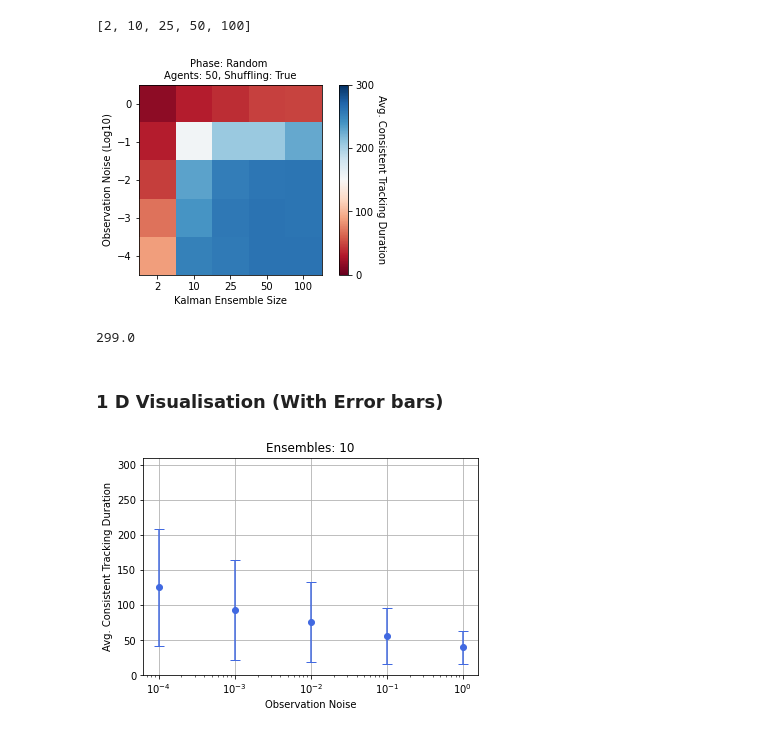
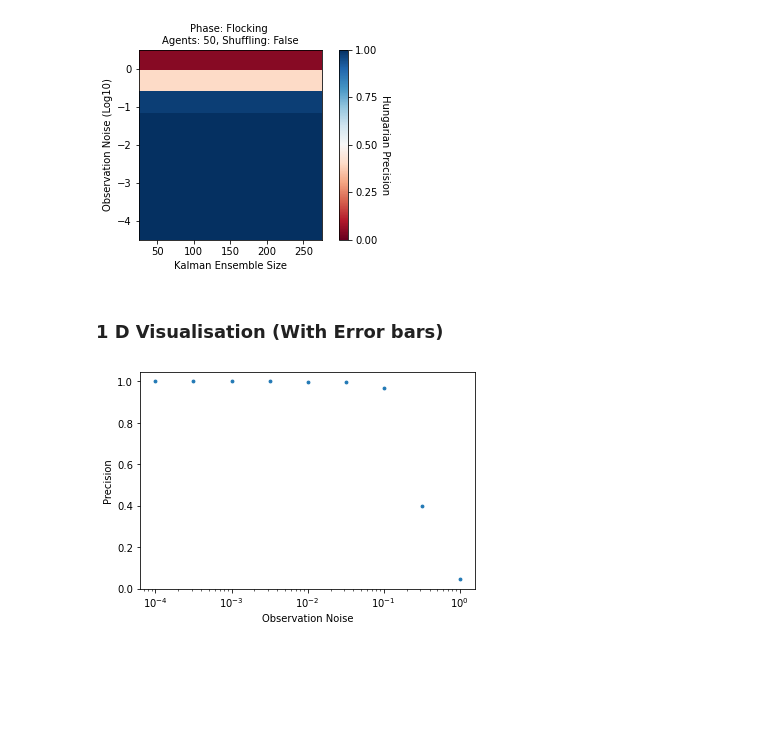
Before and after one commit to simonblaue/vicsek-data-assimilation, a Jupyter notebook: src/Static_Plots.ipynb, the cells around one changed output. Drawn from its saved outputs; the diff is of its cells as text; code cells hidden in the pictures; blank space fills up the shorter version.

Commit message:
Revert "Notebook for Plotting"
This reverts commit 1322d45d18af846363104b0fde19c87a45cb3b45.

```diff
--- a/src/Static_Plots.ipynb
+++ b/src/Static_Plots.ipynb
@@ -43,15 +41,10 @@ for e in experiments[10:13]:
 # %%
 # The Parameter Ranges
-import run_experiments
 
-test_observable_axis = run_experiments.test_observable_axis
-test_ensembles = run_experiments.test_ensembles
-test_observation_noise = run_experiments.test_observation_noise
-test_shuffle = run_experiments.test_shuffle
-
-test_ensembles
+test_observable_axis = [(True,True,True,True),(True,True,True,False),(True,True,False,False)]
+test_ensembles = [50,100,150,200,250]
+test_observation_noise = np.logspace(-4,0,9) #starts at 1e-4
+test_shuffle = [True,False]
-# %% [output]
-[2, 10, 25, 50, 100]
 # %%
 def get_M(phase='Flocking',agents='50',obs='1111',shuffle='False'):
     """
@@ -104,6 +96,6 @@ def plot_M(ax,axcb,M,title=None,phase='Flocking',agents='100',obs='1111',shuffle
     return None
 # %%
-M,title = get_M(phase='Random',agents='50',obs='1111',shuffle='True')
+M,title = get_M(phase='Flocking',agents='50',obs='1111',shuffle='False')
 
 fig = plt.figure(figsize=(4.4,3.5))
 gs = gridspec.GridSpec(nrows=1, ncols=2, wspace=0.15, width_ratios=[4,1])
@@ -112,32 +104,22 @@ for i in range(len(axs)):
     axs[i] = fig.add_subplot(gs[i])
 
 plot_M(axs[0],axs[1],M,title=title)
-
-plt.savefig('../saves/plots/matrix/Random_1111_shuffling=True.pdf',bbox_inches='tight')
 # %% [output]
-[figure, old version]
+[figure, new version]
-# %%
-np.mean(M)
-# %% [output]
-299.0
 # %% [markdown]
 ### 1 D Visualisation (With Error bars)
 # %%
-def get_noise_dep(nr_ensembles,phase='Flocking',obs='1111',shuffle='False'):
+def get_noise_dep(nr_ensembles,metric='Average Hungarian Precision',phase='Flocking',obs='1111',shuffle='False'):
 
     x_ax = test_observation_noise
-    y_mu = []
-    y_sig = []
+    y_ax = []
 
     for noise in test_observation_noise:
         exp = f"{phase}_{obs}_50_{nr_ensembles}_{noise}_{shuffle}"
 
-        mu,sig = plotting.get_metric_length(exp)
+        y_ax.append(plotting.get_avg_metric(exp,metric=metric))
 
-        y_mu.append(mu)
-        y_sig.append(sig)
-
-    return x_ax,y_mu,y_sig
+    return x_ax,y_ax
 # %%
 def plot_noise_dep(\
         ax,\
@@ -145,27 +127,22 @@ def plot_noise_dep(\
         color='royalblue',\
         metric='Average Hungarian Precision',\
         phase='Flocking',\
-        obs='1100',\
+        obs='1111',\
         shuffle='False'):
 
     title = f'Phase: {phase} \nAgents: 50, Shuffling: {shuffle}'
 
-    x,y,ye = get_noise_dep(nr_ensembles,phase=phase,obs=obs,shuffle=shuffle)
-    ax.scatter(x,y,color=color,s=12)
-    ax.errorbar(x,y,yerr=ye,capsize=5,color=color,fmt="o")
+    x,y = get_noise_dep(nr_ensembles)
+    ax.scatter(x,y,s=8)
     ax.set_xscale('log')
 
     ax.set_xlabel('Observation Noise')
-    ax.set_ylabel('Avg. Consistent Tracking Duration')
-
-    ax.set_ylim(0,310)
-
-    ax.set_title(f'Ensembles: {nr_ensembles}')
-    ax.grid()
+    ax.set_ylabel('Precision')
 
     return None
 # %%
 fig,ax = plt.subplots()
-plot_noise_dep(ax,10,shuffle='True')
+
+plot_noise_dep(ax,50)
 # %% [output]
-[figure, old version]
+[figure, new version]
```
Also changed, not shown: parts of 5 cells of this notebook, 3 other files.
